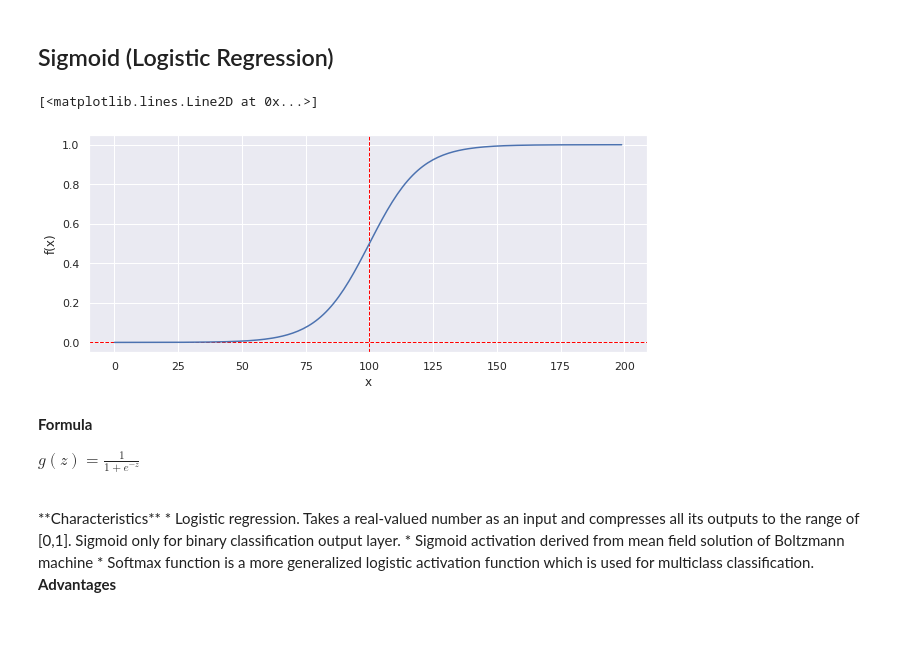
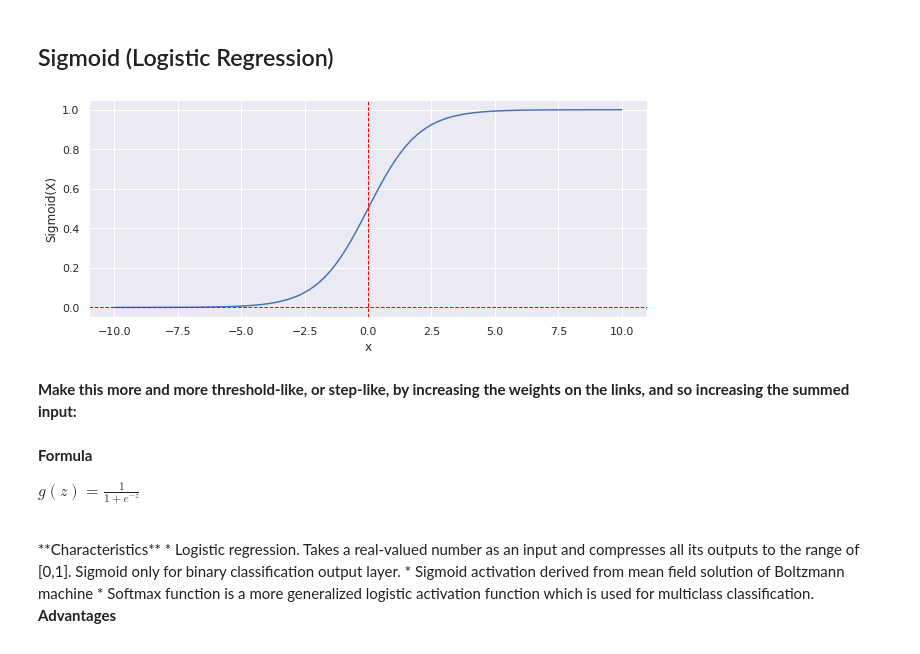
Before and after one commit to deltorobarba/sciences, a Jupyter notebook: activation.ipynb, the cells around one changed output. Cells and saved outputs as stored; diff of their text form; code cells hidden in the pictures.

```diff
--- a/activation.ipynb
+++ b/activation.ipynb
@@ -37,14 +58,17 @@ Populating the interactive namespace from numpy and matplotlib
 # %% [markdown]
 ## Sigmoid (Logistic Regression)
 # %%
-x = np.arange(-10, 10, 0.1)
-plt.xlabel('x'), plt.ylabel('f(x)')
+x = np.linspace(-10, 10, 100)
+z = 1/(1 + np.exp(-x))
+
+plt.plot(x, z), plt.xlabel("x"), plt.ylabel("Sigmoid(X)")
 plt.axhline(y=0, color='red', linestyle='--', linewidth=1.0);
-plt.axvline(x=100, color='red', linestyle='--', linewidth=1.0);
-plt.plot(1 / (1 + np.exp(-x)))
+plt.axvline(x=0, color='red', linestyle='--', linewidth=1.0);
+plt.show()
 # %% [output]
-[<matplotlib.lines.Line2D at 0x...>]
-[figure, old version]
+[figure, new version]
+# %% [markdown]
+**Make this more and more threshold-like, or step-like, by increasing the weights on the links, and so increasing the summed input:**
 # %% [markdown]
 **Formula**
 
```
Also changed, not shown: parts of 5 cells of this notebook.
